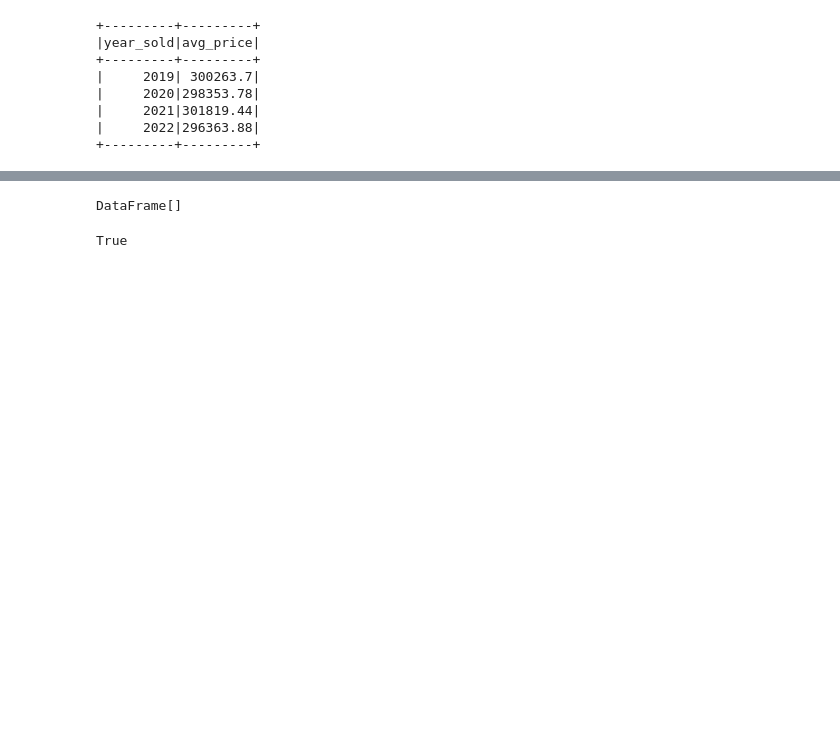
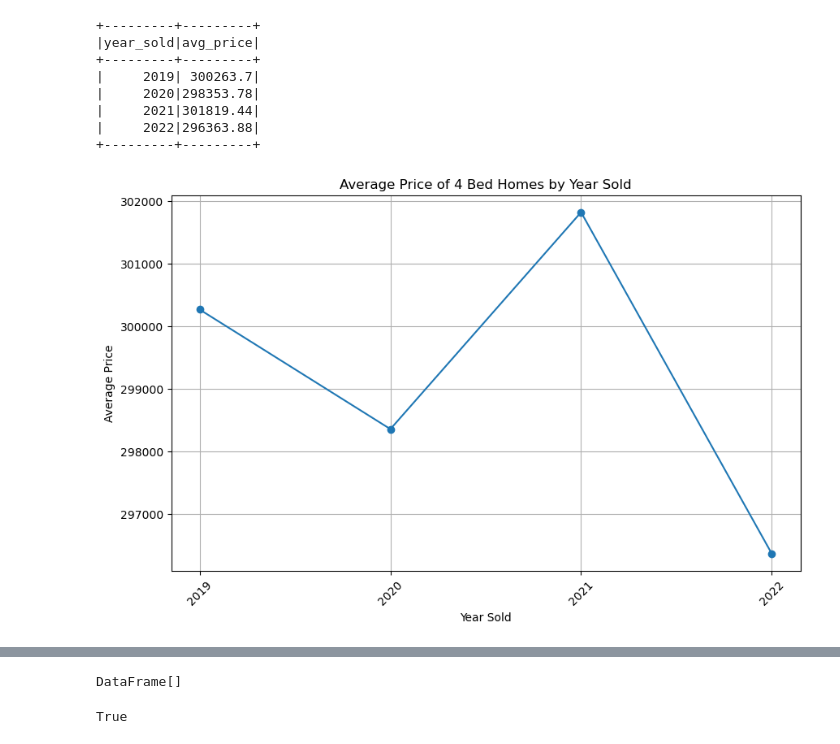
Before and after one commit to sabegg2/Home_Sales, a Jupyter notebook: Home_Sales.ipynb, the cells around one changed output, grey strips where cells are left out. Cells and saved outputs as stored; diff of their text form; code cells hidden in the pictures; blank space fills up the shorter version.

Commit message:
added images

```diff
--- a/Home_Sales.ipynb
+++ b/Home_Sales.ipynb
@@ -34,23 +40,41 @@ only showing top 5 rows
 df.createOrReplaceTempView('home_sales')
 # %%
 # 3. What is the average price for a four bedroom house sold per year, rounded to two decimal places?
-spark.sql("""
+
+result = spark.sql("""
           SELECT
             YEAR(date) AS year_sold,
             ROUND(AVG(price), 2) AS avg_price
           FROM home_sales
           WHERE bedrooms=4
           GROUP BY year_sold
-          ORDER BY year_sold""").show()
+          ORDER BY year_sold""")
+
+# Show table
+result.show()
+
+# Convert to Pandas DataFrame for plotting
+pdf = result.toPandas()
+
+# plot
+plt.figure(figsize=(10, 6))
+plt.plot(pdf['year_sold'], pdf['avg_price'], marker='o', linestyle='-')
+plt.title("Average Price of 4 Bed Homes by Year Sold")
+plt.xlabel("Year Sold")
+plt.ylabel("Average Price")
+plt.xticks(range(int(pdf['year_sold'].min()), int(pdf['year_sold'].max()) + 1), rotation=45)
+plt.grid(True)
+plt.show()
 # %% [output]
 +---------+---------+
 |year_sold|avg_price|
 +---------+---------+
 |     2019| 300263.7|
 |     2020|298353.78|
 |     2021|301819.44|
 |     2022|296363.88|
 +---------+---------+
+[figure, added]
 # %%
 # 4. What is the average price of a home for each year the home was built,
 # that have 3 bedrooms and 3 bathrooms, rounded to two decimal places?
```
Also changed, not shown: parts of 7 cells of this notebook, 38 other files.
